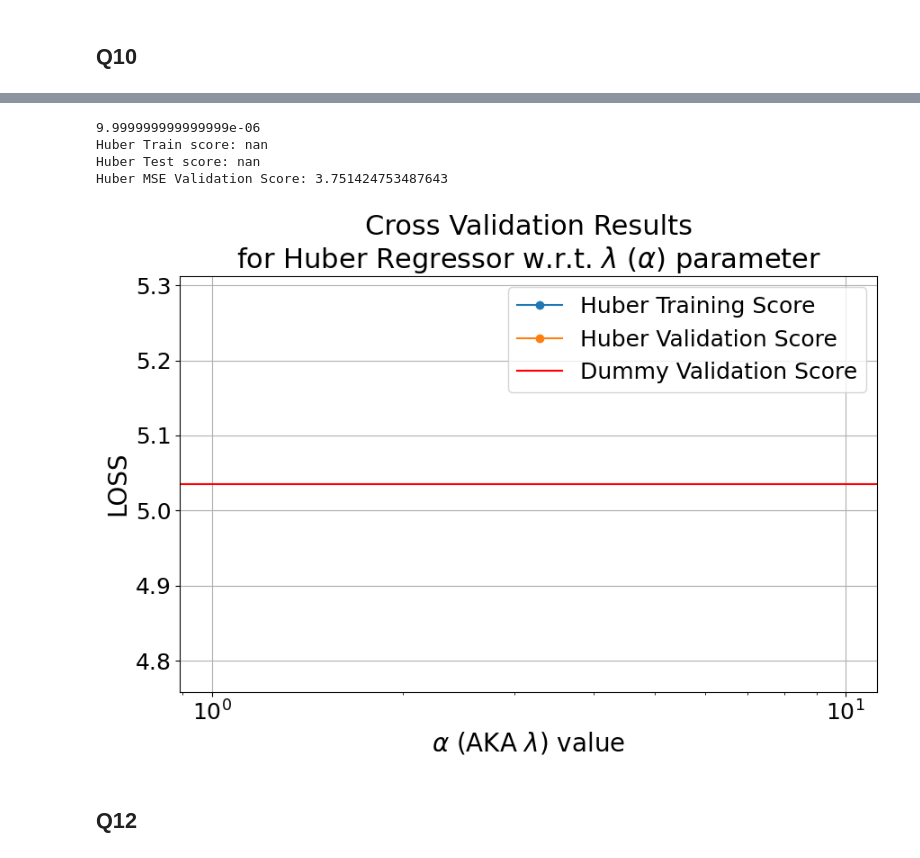
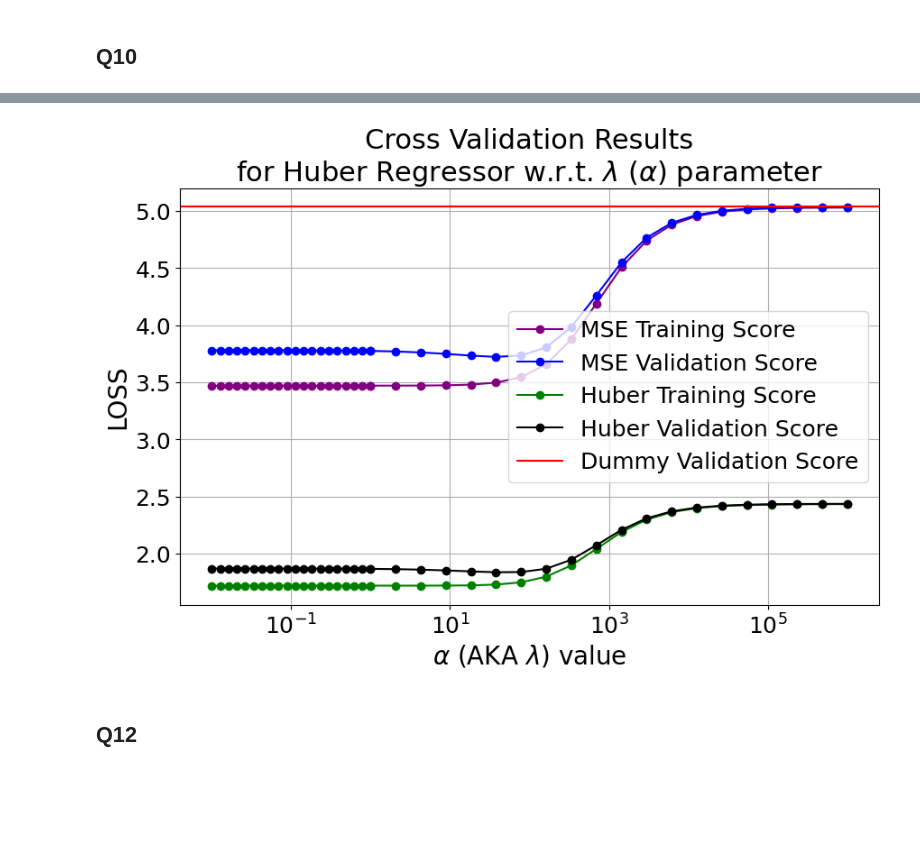
Before and after one commit to dgershko/iml_hw3, a Jupyter notebook: hw3.ipynb, the cells around one changed output, grey strips where cells are left out. Drawn from its saved outputs; the diff is of its cells as text; code cells hidden in the pictures; blank space fills up the shorter version.

```diff
--- a/hw3.ipynb
+++ b/hw3.ipynb
@@ -365,3 +355,5 @@ Mean squared error:         5.030924796054114
 DummyRegressor()
 # %% [markdown]
 ## Q8
+# %%
+delta = get_best_delta(prepared_X, prepared_y, quantile_thresholds, cv=5)
@@ -499,27 +516,37 @@ LinearRegressor(huber_delta=5.23561170241248, lr=0.012915496650148827)
 # %% [markdown]
 ## Q10
 # %%
-def huber_loss(estimator, x, y):
-    # return LinearRegressor.loss(estimator.w, estimator.b, x, y, delta)
-    pass # [TODO!]
+from sklearn.linear_model import HuberRegressor
 
-from sklearn.linear_model import HuberRegressor
-test_scores = []
-train_scores = []
+
+def huber_loss(estimator: HuberRegressor, X, y, huber_delta=delta):
+    intermediate = estimator.predict(X) - y
+    is_within_delta = np.abs(intermediate) <= huber_delta
+    loss_inside = lambda x: 0.5 * (x**2)
+    loss_outside = lambda x: huber_delta * (np.abs(x) - 0.5 * huber_delta)
+
+    return np.sum(np.where(is_within_delta, loss_inside(intermediate), loss_outside(intermediate))) / X.shape[0]
+
+huber_train = []
+huber_validation = []
+mse_train = []
+mse_validation = []
 
 # cross validate the lambda (alpha) parameter
-alphas = list(np.logspace(-5, 0, 20)) + list(np.logspace(0, 3, 20))
-
+alphas = list(np.logspace(-2, 0, 20)) + list(np.logspace(0, 6, 20))
 for alpha in alphas:
     huber = HuberRegressor(alpha=alpha, epsilon=delta)
-    cv_result = cross_validate(huber, prepared_X, prepared_y, cv=5, return_train_score=True, scoring=huber_loss, n_jobs=5)
-    test_scores.append(np.abs(np.mean(cv_result["test_score"])))
-    train_scores.append(np.abs(np.mean(cv_result["train_score"])))
-
+    cv_result = cross_validate(huber, prepared_X, prepared_y, cv=5, return_train_score=True, scoring={"neg_mean_squared_error": "neg_mean_squared_error", "huber_loss": huber_loss}, n_jobs=5)
+    mse_train.append(np.abs(np.mean(cv_result["train_neg_mean_squared_error"])))
+    mse_validation.append(np.abs(np.mean(cv_result["test_neg_mean_squared_error"])))
+    huber_train.append(np.abs(np.mean(cv_result["train_huber_loss"])))
+    huber_validation.append(np.abs(np.mean(cv_result["test_huber_loss"])))
 
 plt.figure(figsize=(10, 6))
-plt.semilogx(alphas, train_scores, label="Huber Training Score", marker="o")
-plt.semilogx(alphas, test_scores, label="Huber Validation Score", marker="o")
+plt.semilogx(alphas, mse_train, label="MSE Training Score", marker="o", color="purple")
+plt.semilogx(alphas, mse_validation, label="MSE Validation Score", marker="o", color="blue")
+plt.semilogx(alphas, huber_train, label="Huber Training Score", marker = "o", color="green")
+plt.semilogx(alphas, huber_validation, label="Huber Validation Score", marker="o", color="black")
 plt.axhline(y=dummy_validation_score, label="Dummy Validation Score", color="red")
 plt.xlabel(r"$\alpha$ (AKA $\lambda$) value")
 plt.ylabel("LOSS")
@@ -529,15 +556,17 @@ plt.legend()
 plt.grid(True)
 # plt.show()
 
-best_index = np.argmin(test_scores)
+best_index = np.argmin(mse_validation)
 best_alpha = alphas[best_index]
 print(best_alpha)
-print(f"Huber Train score: {train_scores[best_index]}")
-print(f"Huber Test score: {test_scores[best_index]}")
+print(f"Huber Train Score: {huber_train[best_index]}")
+print(f"Huber Validation Score: {huber_validation[best_index]}")
+print(f"MSE Train Score: {mse_train[best_index]}")
+print(f"MSE Validation Score: {mse_validation[best_index]}")
 
 ## [TODO!] IS THIS RIGHT?
-huber = HuberRegressor(alpha=best_alpha, epsilon=delta)
-huber_mse_cv_result = cross_validate(huber, prepared_X, prepared_y, cv=5, return_train_score=True, scoring="neg_mean_squared_error", n_jobs=5)
-huber_mse_score = np.abs(np.mean(linear_mse_cv_result["test_score"]))
-print(f"Huber MSE Validation Score: {huber_mse_score}")
+# huber = HuberRegressor(alpha=best_alpha, epsilon=delta)
+# huber_mse_cv_result = cross_validate(huber, prepared_X, prepared_y, cv=5, return_train_score=True, scoring="neg_mean_squared_error", n_jobs=5)
+# huber_mse_score = np.abs(np.mean(linear_mse_cv_result["test_score"]))
+# print(f"Huber MSE Validation Score: {huber_mse_score}")
 # %% [output]
@@ -561,8 +578,4 @@ sklearn.exceptions.NotFittedError: This HuberRegressor instance is not fitted ye
-9.999999999999999e-06
-Huber Train score: nan
-Huber Test score: nan
-Huber MSE Validation Score: 3.751424753487643
-[figure, old version]
+[figure, new version]
 # %% [markdown]
 ## Q12
 # %%
```
Also changed, not shown: parts of 16 cells of this notebook.
